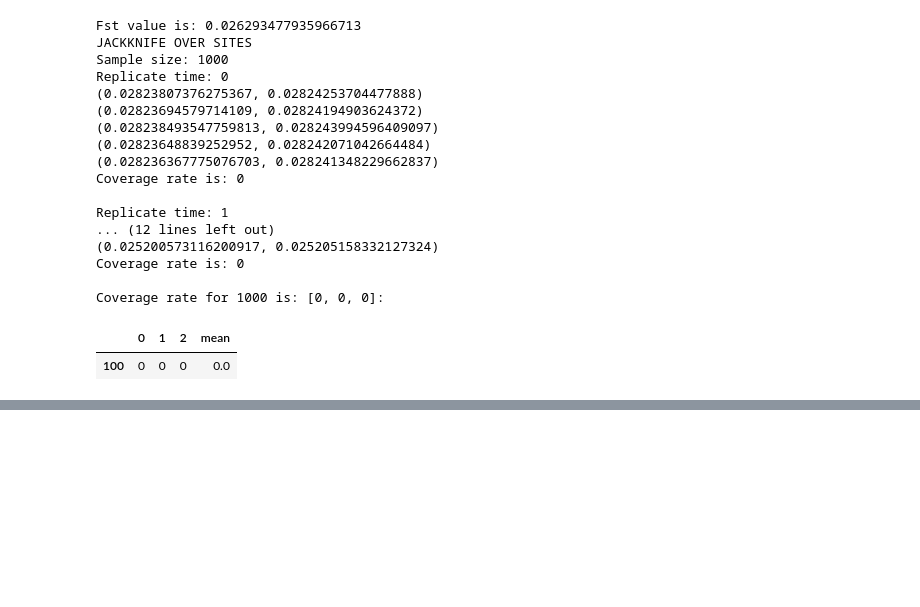
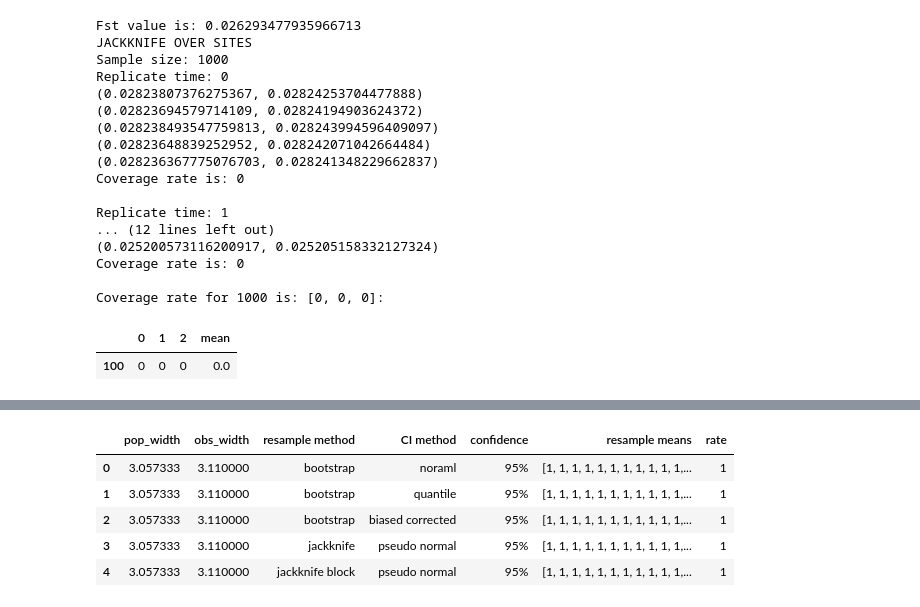
Before and after one commit to rwaples/resampling, a Jupyter notebook: resample.ipynb, the cells around one changed output, grey strips where cells are left out. Cells and saved outputs as stored; diff of their text form; code cells hidden in the pictures; blank space fills up the shorter version.

```diff
--- a/resample.ipynb
+++ b/resample.ipynb
@@ -355,0 +409,16 @@ build_df(coverage_bt_ind)
+# %%
+bootstrap_size = 10000
+# %%
+def bootstrap(data, bootstrap_size, func):
+    '''
+    data: data to bootstrap
+    bootstrap_size: bootstrap size
+    func: parameter to estimate
+    '''
+    n = len(data)
+    param_bt = [0] * bootstrap_size
+    for i in range(bootstrap_size):
+        sample_bt = np.random.choice(data, n, replace=True)
+        param_bt[i] = func(sample_bt)
+
+    return param_bt
@@ -355,0 +602,26 @@ build_df(coverage_bt_ind)
+# %%
+bt_coverage_normal = bt_coverage(obs_width, mean, get_CI_normal, 0.95, pop_mean, 20, 1000)
+bt_coverage_quantile = bt_coverage(obs_width, mean, get_CI_quantile, 0.95, pop_mean, 20, 1000)
+bt_coverage_biased = bt_coverage(obs_width, mean, get_CI_biased_corrected_norm, 0.95, pop_mean, 20, 1000)
+jk_coverage_rate = jk_coverage(obs_width, mean, 0.95, pop_mean, 20)
+jk_block_coverage = jk_coverage(obs_width, mean, 0.95, pop_mean, 20, nfold=5)
+# %%
+coverage_df = {'pop_width': [pop_mean] * 5,
+               'obs_width': [mean(obs_width)] * 5,
+               'resample method': ['bootstrap', 'bootstrap', 'bootstrap', 'jackknife', 'jackknife block'],
+               'CI method': ['noraml', 'quantile', 'biased corrected', 'pseudo normal', 'pseudo normal'],
+               'confidence': ['95%'] * 5,
+               'resample means': [bt_coverage_normal, bt_coverage_quantile, bt_coverage_biased, jk_coverage_rate, jk_block_coverage],
+               'rate': [mean(bt_coverage_normal), mean(bt_coverage_quantile),
+                        mean(bt_coverage_biased), mean(jk_coverage_rate), mean(jk_block_coverage)]}
+
+coverage_df = pd.DataFrame(coverage_df)
+# %%
+coverage_df.style
+# %% [output]
+|  | pop_width | obs_width | resample method | CI method | confidence | resample means | rate |
+| 0 | 3.057333 | 3.110000 | bootstrap | noraml | 95% | [1, 1, 1, 1, 1, 1, 1, 1, 1, 1, 1,... | 1 |
+| 1 | 3.057333 | 3.110000 | bootstrap | quantile | 95% | [1, 1, 1, 1, 1, 1, 1, 1, 1, 1, 1,... | 1 |
+| 2 | 3.057333 | 3.110000 | bootstrap | biased corrected | 95% | [1, 1, 1, 1, 1, 1, 1, 1, 1, 1, 1,... | 1 |
+| 3 | 3.057333 | 3.110000 | jackknife | pseudo normal | 95% | [1, 1, 1, 1, 1, 1, 1, 1, 1, 1, 1,... | 1 |
+| 4 | 3.057333 | 3.110000 | jackknife block | pseudo normal | 95% | [1, 1, 1, 1, 1, 1, 1, 1, 1, 1, 1,... | 1 |
```
Also changed, not shown: parts of 22 cells of this notebook.
